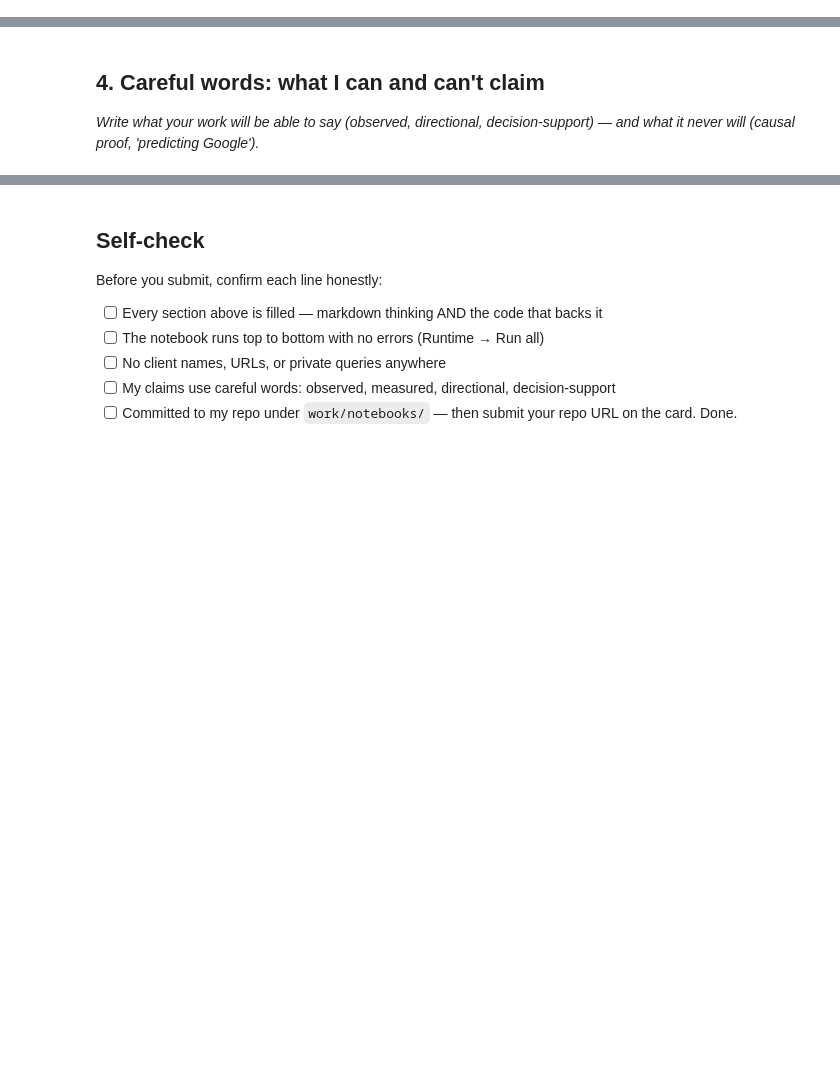
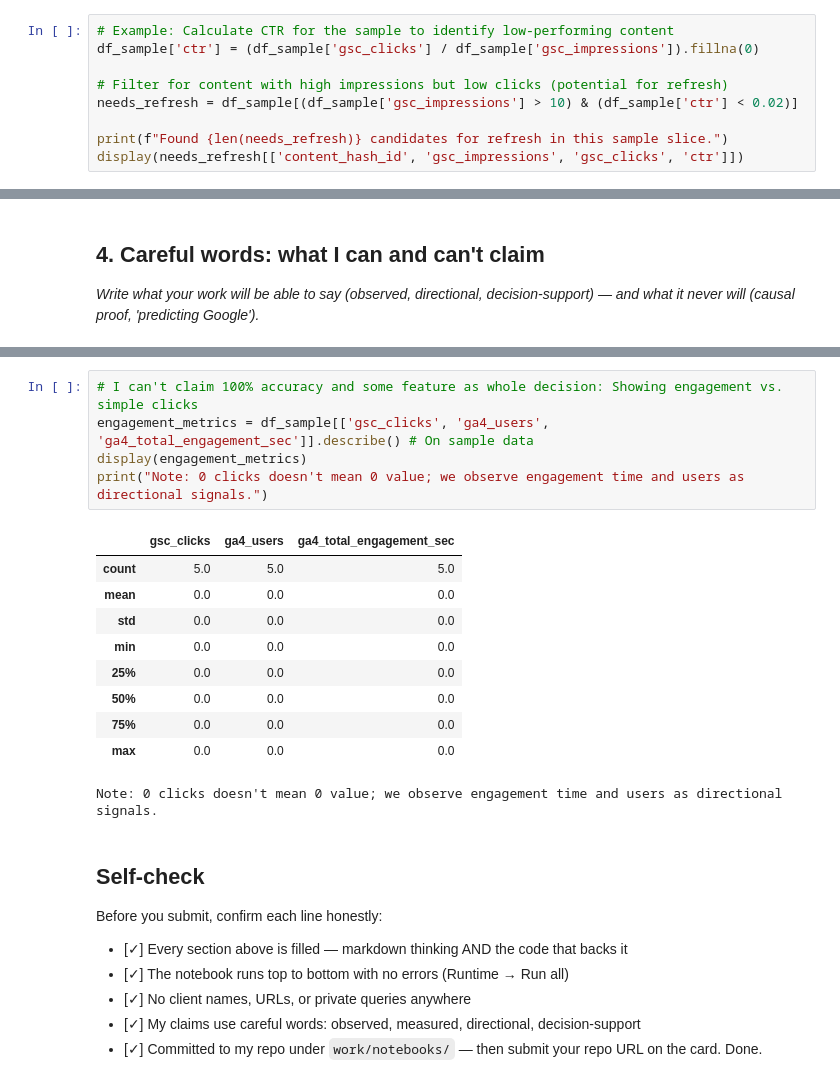
Before and after one commit to MuhammadFaizan0023/FlyRank_Week1_Assignment1, a Jupyter notebook: work/notebooks/w01_research_question.ipynb, the cells around one changed output, grey strips where cells are left out. Cells and saved outputs as stored; diff of their text form; blank space fills up the shorter version.

Commit message:
ML-02 Week 2 Assignment successfully submitted

```diff
--- a/work/notebooks/w01_research_question.ipynb
+++ b/work/notebooks/w01_research_question.ipynb
@@ -29,0 +83,9 @@ This skeleton is yours to fill. Work the sections **in order** — each one has
+# %%
+# Example: Calculate CTR for the sample to identify low-performing content
+df_sample['ctr'] = (df_sample['gsc_clicks'] / df_sample['gsc_impressions']).fillna(0)
+
+# Filter for content with high impressions but low clicks (potential for refresh)
+needs_refresh = df_sample[(df_sample['gsc_impressions'] > 10) & (df_sample['ctr'] < 0.02)]
+
+print(f"Found {len(needs_refresh)} candidates for refresh in this sample slice.")
+display(needs_refresh[['content_hash_id', 'gsc_impressions', 'gsc_clicks', 'ctr']])
@@ -37,10 +131,26 @@ This skeleton is yours to fill. Work the sections **in order** — each one has
+# %%
+# I can't claim 100% accuracy and some feature as whole decision: Showing engagement vs. simple clicks
+engagement_metrics = df_sample[['gsc_clicks', 'ga4_users', 'ga4_total_engagement_sec']].describe() # On sample data
+display(engagement_metrics)
+print("Note: 0 clicks doesn't mean 0 value; we observe engagement time and users as directional signals.")
+# %% [output]
+|  | gsc_clicks | ga4_users | ga4_total_engagement_sec |
+| count | 5.0 | 5.0 | 5.0 |
+| mean | 0.0 | 0.0 | 0.0 |
+| std | 0.0 | 0.0 | 0.0 |
+| min | 0.0 | 0.0 | 0.0 |
+| 25% | 0.0 | 0.0 | 0.0 |
+| 50% | 0.0 | 0.0 | 0.0 |
+| 75% | 0.0 | 0.0 | 0.0 |
+| max | 0.0 | 0.0 | 0.0 |
+Note: 0 clicks doesn't mean 0 value; we observe engagement time and users as directional signals.
 # %% [markdown]
 ## Self-check
 
 Before you submit, confirm each line honestly:
 
-- [ ] Every section above is filled — markdown thinking AND the code that backs it
-- [ ] The notebook runs top to bottom with no errors (Runtime → Run all)
-- [ ] No client names, URLs, or private queries anywhere
-- [ ] My claims use careful words: observed, measured, directional, decision-support
-- [ ] Committed to my repo under `work/notebooks/` — then submit your repo URL on the card. Done.
+- [✓] Every section above is filled — markdown thinking AND the code that backs it
+- [✓] The notebook runs top to bottom with no errors (Runtime → Run all)
+- [✓] No client names, URLs, or private queries anywhere
+- [✓] My claims use careful words: observed, measured, directional, decision-support
+- [✓] Committed to my repo under `work/notebooks/` — then submit your repo URL on the card. Done.
```
Also changed, not shown: parts of 13 cells of this notebook.
